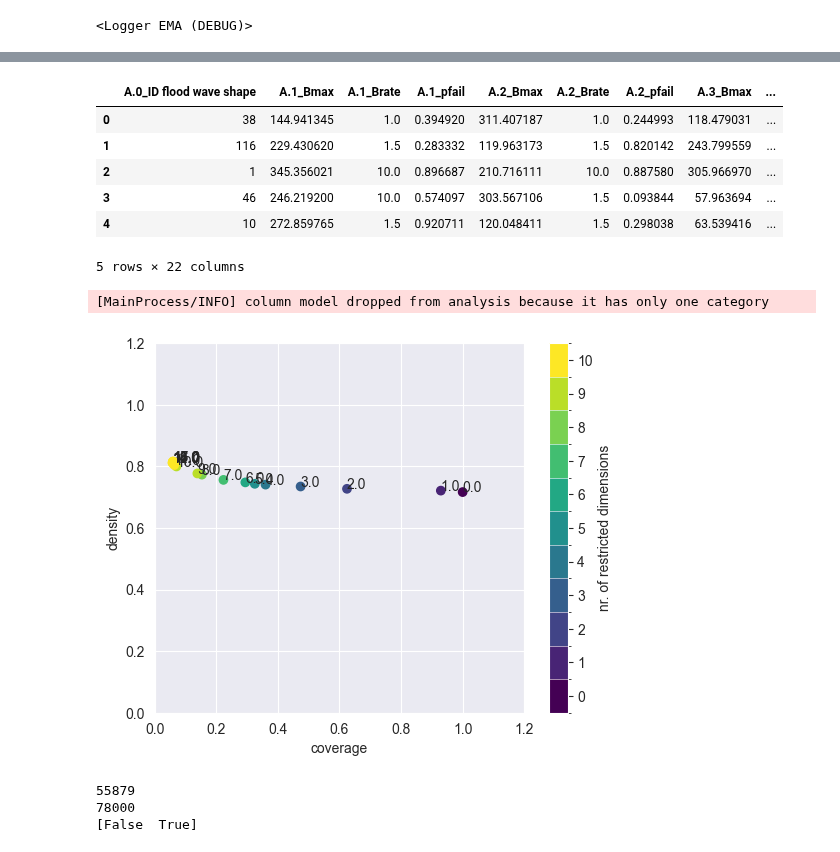
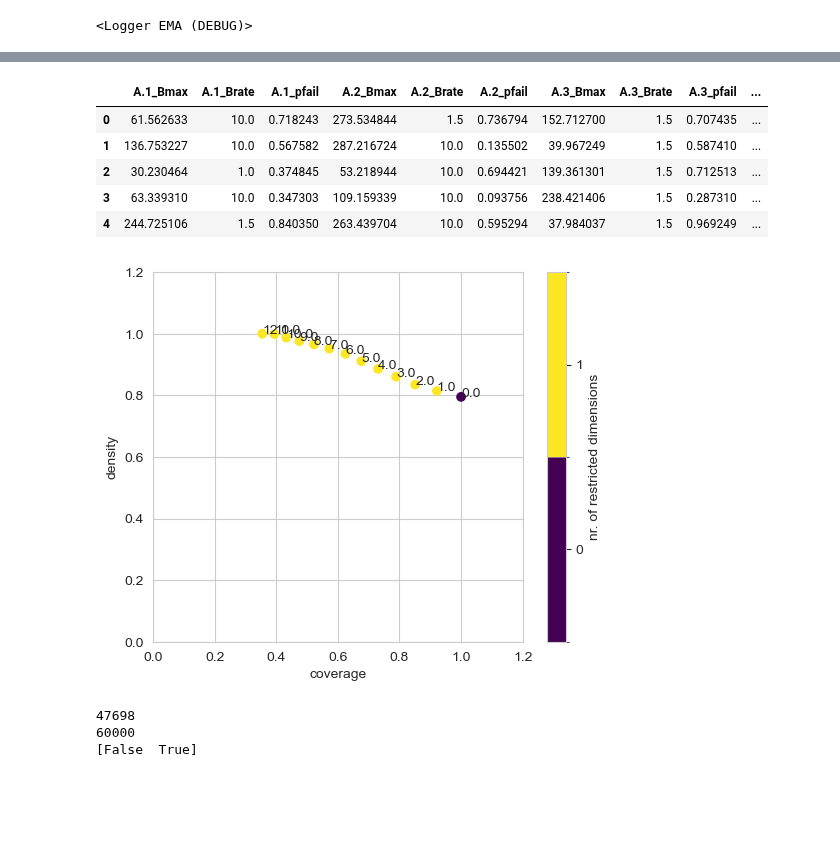
Before and after one commit to daniela1998/MBDM-Group-1, a Jupyter notebook: MORDM PRIM.ipynb, the cells around one changed output, grey strips where cells are left out. Cells and saved outputs as stored; diff of their text form; code cells hidden in the pictures; blank space fills up the shorter version.

```diff
--- a/MORDM PRIM.ipynb
+++ b/MORDM PRIM.ipynb
@@ -62,35 +62,38 @@ outcomes
 # %%
 cleaned_experiments = experiments.drop(
     columns=experiments.columns[
-        experiments.columns.str.contains('Unnamed: 0|DikeIncrease|EWS_DaysToThreat|RfR')
+        experiments.columns.str.contains('Unnamed: 0|DikeIncrease|EWS_DaysToThreat|RfR|flood wave shape|scenario|policy|model')
     ]
 )
 
 cleaned_experiments.head()
 # %% [output]
-|  | A.0_ID flood wave shape | A.1_Bmax | A.1_Brate | A.1_pfail | A.2_Bmax | A.2_Brate | A.2_pfail | A.3_Bmax | ... |
-| 0 | 38 | 144.941345 | 1.0 | 0.394920 | 311.407187 | 1.0 | 0.244993 | 118.479031 | ... |
-| 1 | 116 | 229.430620 | 1.5 | 0.283332 | 119.963173 | 1.5 | 0.820142 | 243.799559 | ... |
-| 2 | 1 | 345.356021 | 10.0 | 0.896687 | 210.716111 | 10.0 | 0.887580 | 305.966970 | ... |
-| 3 | 46 | 246.219200 | 10.0 | 0.574097 | 303.567106 | 1.5 | 0.093844 | 57.963694 | ... |
-| 4 | 10 | 272.859765 | 1.5 | 0.920711 | 120.048411 | 1.5 | 0.298038 | 63.539416 | ... |
+|  | A.1_Bmax | A.1_Brate | A.1_pfail | A.2_Bmax | A.2_Brate | A.2_pfail | A.3_Bmax | A.3_Brate | A.3_pfail | ... |
+| 0 | 61.562633 | 10.0 | 0.718243 | 273.534844 | 1.5 | 0.736794 | 152.712700 | 1.5 | 0.707435 | ... |
+| 1 | 136.753227 | 10.0 | 0.567582 | 287.216724 | 10.0 | 0.135502 | 39.967249 | 1.5 | 0.587410 | ... |
+| 2 | 30.230464 | 1.0 | 0.374845 | 53.218944 | 10.0 | 0.694421 | 139.361301 | 1.5 | 0.712513 | ... |
+| 3 | 63.339310 | 10.0 | 0.347303 | 109.159339 | 10.0 | 0.093756 | 238.421406 | 1.5 | 0.287310 | ... |
+| 4 | 244.725106 | 1.5 | 0.840350 | 263.439704 | 10.0 | 0.595294 | 37.984037 | 1.5 | 0.969249 | ... |
-5 rows × 22 columns
+# %%
+# Similar thresholds as in MORDM, the threshold is resampled from the new MORDM runs
+percentile_threshold = 25
+deaths_threshold = np.percentile(outcomes['Expected Number of Deaths'], percentile_threshold) #Choose the 75% outcomes with highest deaths
+damage_threshold = np.percentile(outcomes['Expected Annual Damage'], percentile_threshold)
+target = (outcomes['Expected Number of Deaths']> deaths_threshold) | (outcomes['Expected Annual Damage']> damage_threshold)
+target = np.array(np.array(target)) #Necessary conversion for prim indexing
 # %%
 # === Define target for PRIM ===
-target = (outcomes['Minimum Water Level'] < 4.8)
-
-prim_rob = prim.Prim(cleaned_experiments,target, threshold=0.8,peel_alpha=0.1)
+prim_rob = prim.Prim(cleaned_experiments, target, threshold=0.8, peel_alpha=0.1)
 box1 = prim_rob.find_box()
 box1.show_tradeoff(annotated=True)
 plt.show()
 # %% [output]
-[MainProcess/INFO] column model dropped from analysis because it has only one category
-[figure, old version]
+[figure, new version]
 # %%
 print(target.sum())        # Total number of True values
 print(len(target))         # Total number of cases
 print(np.unique(target))   # Should be [True, False]
 # %% [output]
-55879
-78000
+47698
+60000
 [False  True]
```
Also changed, not shown: parts of 5 cells of this notebook.
